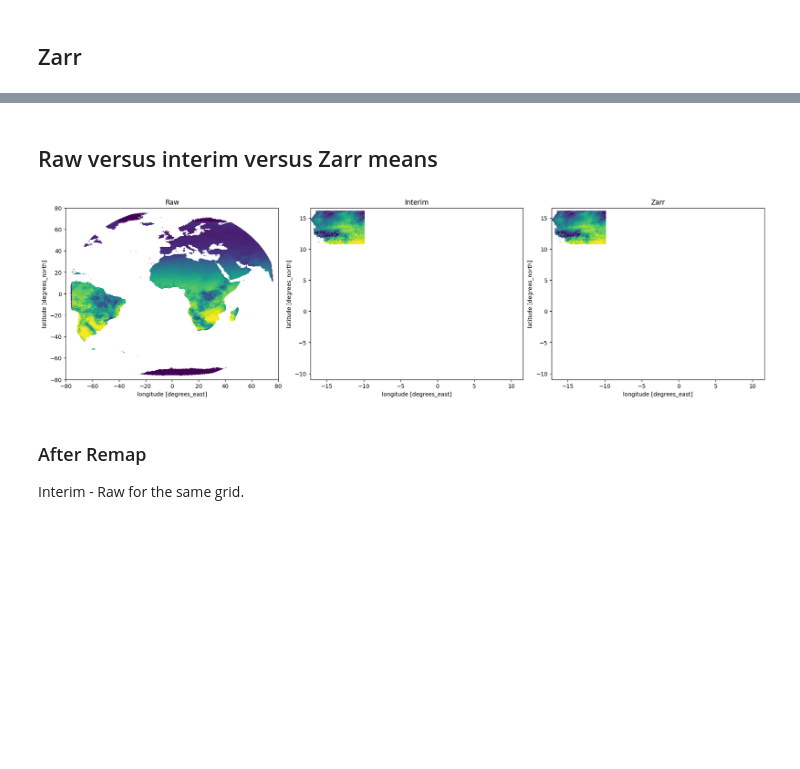
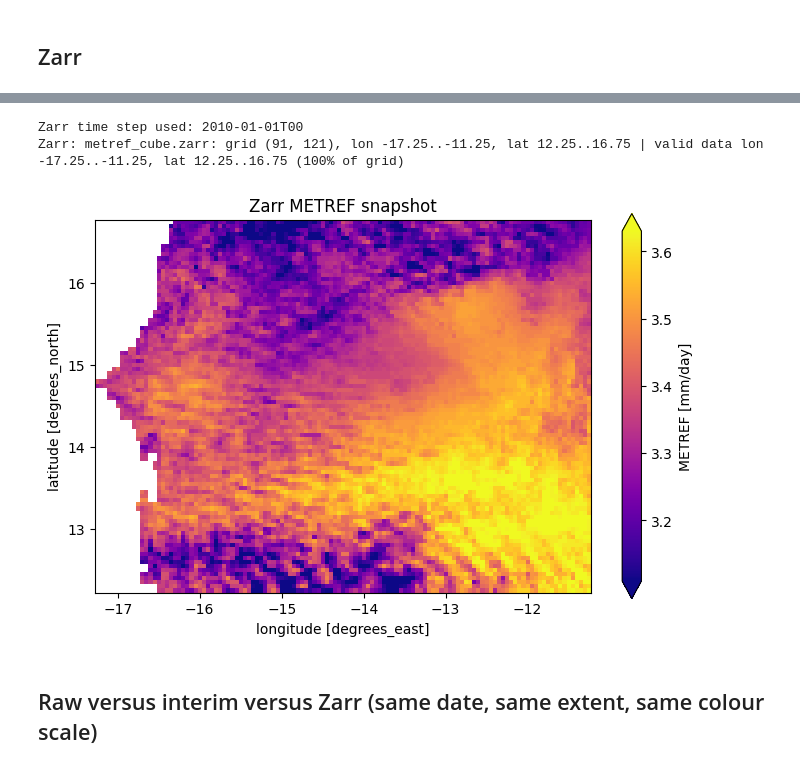
Before and after one commit to khizerzakir/tutorial-repo, a Jupyter notebook: code/notebooks/plot_data.ipynb, the cells around one changed output, grey strips where cells are left out. Drawn from its saved outputs; the diff is of its cells as text; code cells hidden in the pictures; blank space fills up the shorter version.

```diff
--- a/code/notebooks/plot_data.ipynb
+++ b/code/notebooks/plot_data.ipynb
@@ -98,26 +172,15 @@ Zarr: metref_sample_1month.zarr: plotting METREF, shape=(552, 576)
+# %%
+with xr.open_zarr(zarr_path, consolidated=None) as zarr_ds:
+    zarr_time = zarr_ds.time.sel(time=interim_time, method="nearest").values   ## same date as the interim file
+    zarr_da = get_2d(zarr_ds, time=zarr_time)
+print(f"Zarr time step used: {np.datetime_as_string(zarr_time, unit='h')}")
+
+plot_snapshot(zarr_da, f"Zarr: {zarr_path.name}", cmap="plasma",bbox=AOI)
+plt.title("Zarr METREF snapshot")
+plt.show()
+# %% [output]
+Zarr time step used: 2010-01-01T00
+Zarr: metref_cube.zarr: grid (91, 121), lon -17.25..-11.25, lat 12.25..16.75 | valid data lon -17.25..-11.25, lat 12.25..16.75 (100% of grid)
+[figure, added]
 # %% [markdown]
-## Raw versus interim versus Zarr means
+## Raw versus interim versus Zarr (same date, same extent, same colour scale)
-# %%
-fig, axes = plt.subplots(1, 3, figsize=(18, 5), constrained_layout=True)
-sources = [("Raw", raw_path), ("Interim", interim_path), ("Zarr", zarr_path)]
-for axis, (label, path) in zip(axes, sources):
-    if label == "Zarr":
-        ds = xr.open_zarr(path, consolidated=None)
-    else:
-        ds = xr.open_dataset(path, decode_cf=True, mask_and_scale=True)
-    try:
-        variable = select_plot_variable(ds)
-        da = ds[variable]
-        if "time" in da.dims:
-            da = da.isel(time=0)
-        da.plot(ax=axis, robust=True, add_colorbar=False, cmap="viridis")
-        axis.set_title(label)
-    finally:
-        ds.close()
-plt.show()
-# %% [output]
-[figure, removed]
-# %% [markdown]
-### After Remap
-
-Interim - Raw for the same grid.
```
Also changed, not shown: parts of 14 cells of this notebook, 9 other files.
